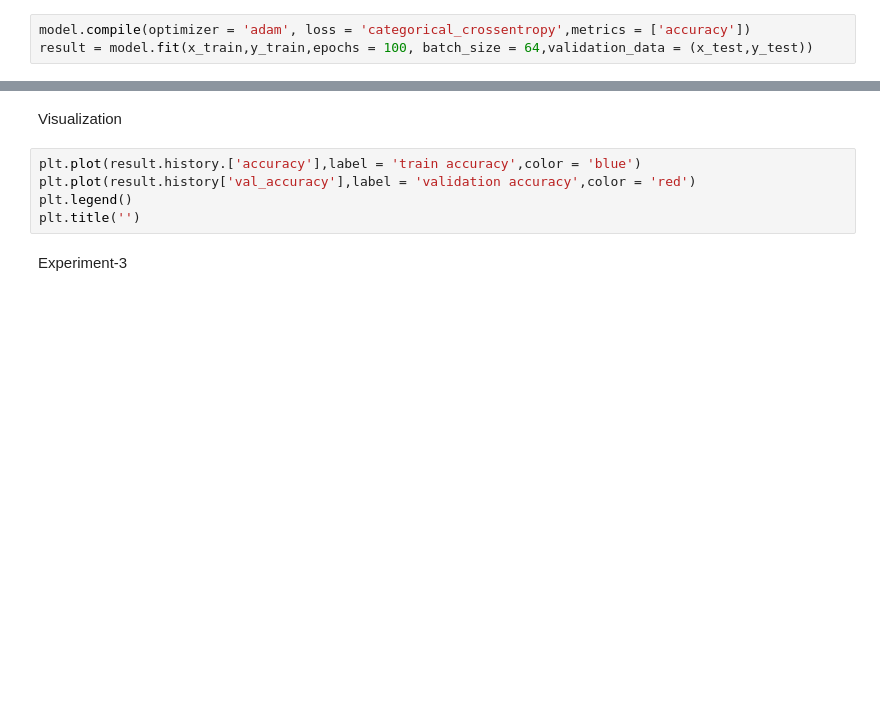
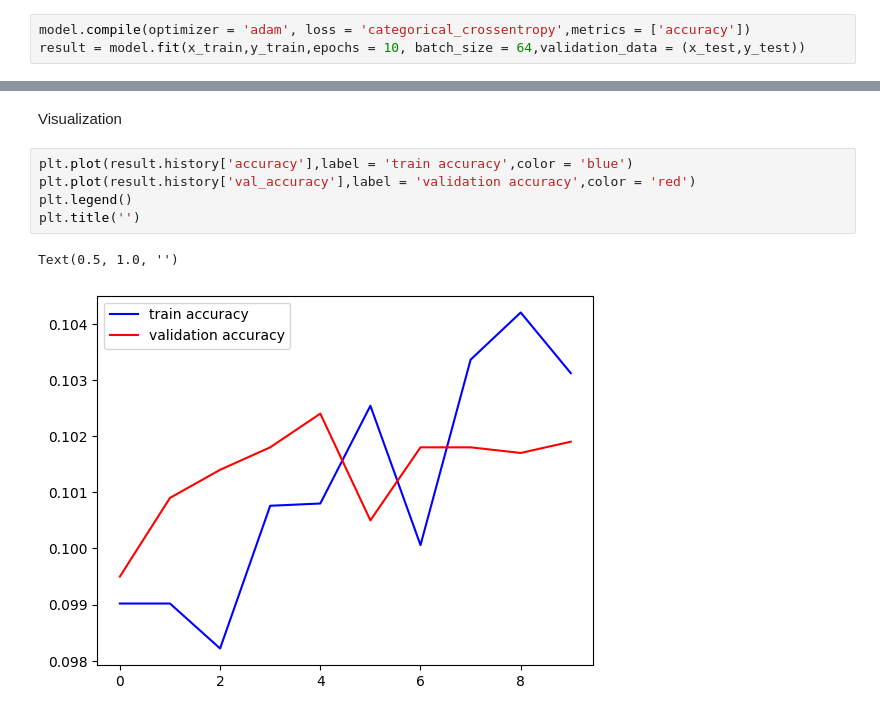
Before and after one commit to aryan1429/Deep-Learning, a Jupyter notebook: cifar_cnn_kera.ipynb, the cells around one changed output, grey strips where cells are left out. Drawn from its saved outputs; the diff is of its cells as text; blank space fills up the shorter version.

```diff
--- a/cifar_cnn_kera.ipynb
+++ b/cifar_cnn_kera.ipynb
@@ -168,4 +171,4 @@ Epoch 50/50
 # %%
 model.compile(optimizer = 'adam', loss = 'categorical_crossentropy',metrics = ['accuracy'])
-result = model.fit(x_train,y_train,epochs = 100, batch_size = 64,validation_data = (x_test,y_test))
+result = model.fit(x_train,y_train,epochs = 10, batch_size = 64,validation_data = (x_test,y_test))
 # %% [output]
@@ -197,9 +203,10 @@ dict_keys(['accuracy', 'loss'])
 # %% [markdown]
 Visualization
 # %%
-plt.plot(result.history.['accuracy'],label = 'train accuracy',color = 'blue')
+plt.plot(result.history['accuracy'],label = 'train accuracy',color = 'blue')
 plt.plot(result.history['val_accuracy'],label = 'validation accuracy',color = 'red')
 plt.legend()
 plt.title('')
+# %% [output]
+Text(0.5, 1.0, '')
+[figure, added]
-# %% [markdown]
-Experiment-3
```
Also changed, not shown: parts of 4 cells of this notebook.
